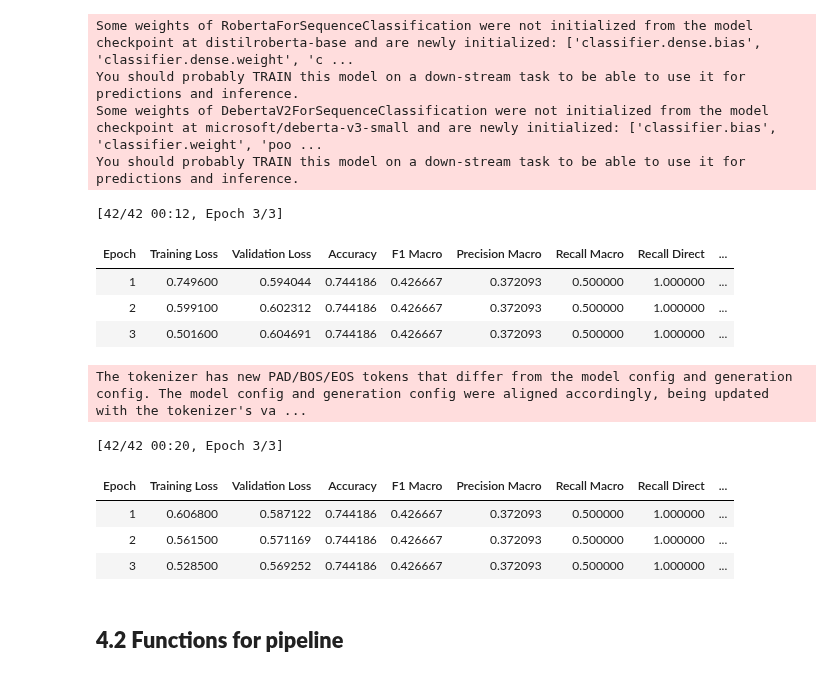
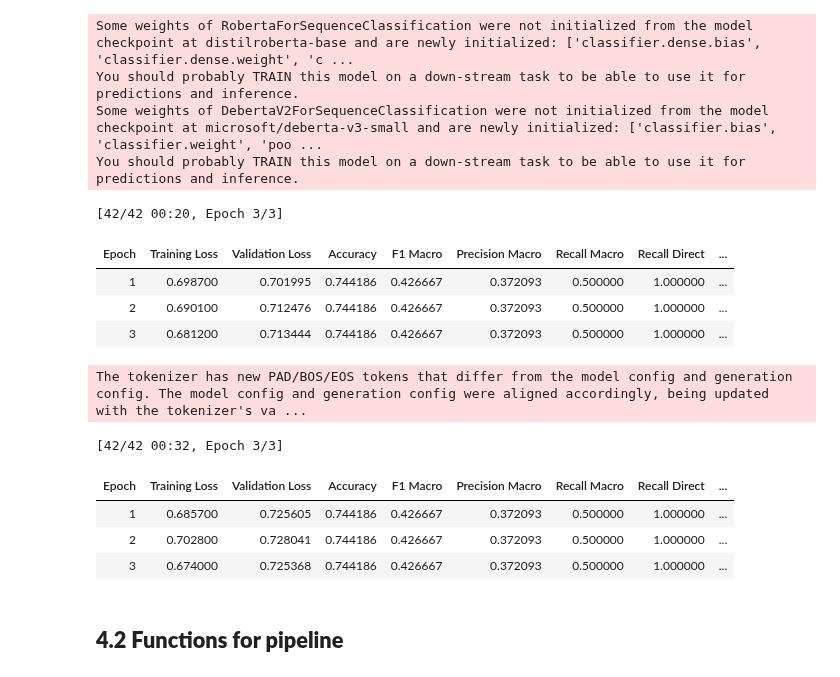
Before and after one commit to JSA10/cam_ds_ep_FinSight, a Jupyter notebook: notebooks/FinSight_evasion_detection.ipynb, the cells around one changed output. Cells and saved outputs as stored; diff of their text form; code cells hidden in the pictures.

Commit message:
weighted loss trainer

```diff
--- a/notebooks/FinSight_evasion_detection.ipynb
+++ b/notebooks/FinSight_evasion_detection.ipynb
@@ -444,7 +444,7 @@ deberta_tok = AutoTokenizer.from_pretrained (deberta_name)
 
 # Model labels.
 label2id = {"Direct": 0, "Evasive": 1}
-id2label = {v:k for k,v in label2id.items()}
+id2label = {0:"Direct", 1:"Evasive"}
 
 # Models with binary heads.
 distil_roberta_model = AutoModelForSequenceClassification.from_pretrained(distil_roberta_name, num_labels=2, id2label=id2label, label2id=label2id)
@@ -581,58 +581,91 @@ def compute_metrics(eval_pred):
         "f1_direct": f1_c[0],
         "f1_evasive": f1_c[1],
     }
+# %%
+# Class weighted trainer.
+from sklearn.utils.class_weight import compute_class_weight
+
+class WeightedCELossTrainer(Trainer):
+    def __init__(self, *args, class_weights=None, **kwargs):
+        super().__init__(*args, **kwargs)
+        self.class_weights = class_weights
+
+    # Accept extra kwargs from HF (e.g., num_items_in_batch)
+    def compute_loss(self, model, inputs, return_outputs=False, **kwargs):
+        # don't mutate the caller's dict
+        inputs = inputs.copy()
+        labels = inputs.pop("labels")
+        outputs = model(**inputs)
+        logits = outputs.logits
+
+        weight = None
+        if self.class_weights is not None:
+            weight = self.class_weights.to(logits.device)
+
+        loss_fct = torch.nn.CrossEntropyLoss(weight=weight)
+        loss = loss_fct(logits.view(-1, logits.size(-1)), labels.view(-1))
+
+        return (loss, outputs) if return_outputs else loss
+
+# compute class weights from TRAIN (0=Direct, 1=Evasive)
+train_labels_array = np.array(distil_roberta_train.labels)  # same distribution for both models
+n_pos = (train_labels_array == 1).sum()
+n_neg = (ttain_labels_array == 0).sum()
+pos_weight = torch.tensor([max(1.0, n_neg / max(1, n_pos))], dtype=torch.float)
 # %%
 # Distil-roberta model trainer.
-distil_roberta_trainer = Trainer(
+distil_roberta_trainer = WeightedCELossTrainer(
     model=distil_roberta_model,
     args=distil_roberta_args,
     train_dataset=distil_roberta_train,
     eval_dataset=distil_roberta_val,
     processing_class=distil_roberta_tok,
     compute_metrics=compute_metrics,
-    data_collator=distil_roberta_collator
+    data_collator=distil_roberta_collator,
+    class_weights=class_weights
 )
 
 # Train distil_roberta.
 distil_roberta_trainer.train()
 
 # Save the tuned model.
 distil_roberta_trainer.save_model(DISTIL_SAVE_DIR)
 
 # Free up memory.
 mps_gc()
 
 # Deberta model trainer.
-deberta_trainer = Trainer(
+deberta_trainer = WeightedCELossTrainer(
     model=deberta_model,
     args=deberta_args,
     train_dataset=deberta_train,
     eval_dataset=deberta_val,
     processing_class=deberta_tok,
     compute_metrics=compute_metrics,
-    data_collator=deberta_collator
+    data_collator=deberta_collator,
+    class_weights=class_weights
 )
 
 # Train deberta.
 deberta_trainer.train()
 
 # Save the tuned models.
 deberta_trainer.save_model(DEBERTA_SAVE_DIR)
 
 # Reload the best models.
 distil_roberta_model  = AutoModelForSequenceClassification.from_pretrained(DISTIL_SAVE_DIR).to(device).eval()
 deberta_model = AutoModelForSequenceClassification.from_pretrained(DEBERTA_SAVE_DIR).to(device).eval()
 # %% [output]
-[42/42 00:12, Epoch 3/3]
+[42/42 00:20, Epoch 3/3]
 | Epoch | Training Loss | Validation Loss | Accuracy | F1 Macro | Precision Macro | Recall Macro | Recall Direct | ... |
-| 1 | 0.749600 | 0.594044 | 0.744186 | 0.426667 | 0.372093 | 0.500000 | 1.000000 | ... |
-| 2 | 0.599100 | 0.602312 | 0.744186 | 0.426667 | 0.372093 | 0.500000 | 1.000000 | ... |
-| 3 | 0.501600 | 0.604691 | 0.744186 | 0.426667 | 0.372093 | 0.500000 | 1.000000 | ... |
+| 1 | 0.698700 | 0.701995 | 0.744186 | 0.426667 | 0.372093 | 0.500000 | 1.000000 | ... |
+| 2 | 0.690100 | 0.712476 | 0.744186 | 0.426667 | 0.372093 | 0.500000 | 1.000000 | ... |
+| 3 | 0.681200 | 0.713444 | 0.744186 | 0.426667 | 0.372093 | 0.500000 | 1.000000 | ... |
 The tokenizer has new PAD/BOS/EOS tokens that differ from the model config and generation config. The model config and generation config were aligned accordingly, being updated with the tokenizer's va ...
-[42/42 00:20, Epoch 3/3]
+[42/42 00:32, Epoch 3/3]
 | Epoch | Training Loss | Validation Loss | Accuracy | F1 Macro | Precision Macro | Recall Macro | Recall Direct | ... |
-| 1 | 0.606800 | 0.587122 | 0.744186 | 0.426667 | 0.372093 | 0.500000 | 1.000000 | ... |
-| 2 | 0.561500 | 0.571169 | 0.744186 | 0.426667 | 0.372093 | 0.500000 | 1.000000 | ... |
-| 3 | 0.528500 | 0.569252 | 0.744186 | 0.426667 | 0.372093 | 0.500000 | 1.000000 | ... |
+| 1 | 0.685700 | 0.725605 | 0.744186 | 0.426667 | 0.372093 | 0.500000 | 1.000000 | ... |
+| 2 | 0.702800 | 0.728041 | 0.744186 | 0.426667 | 0.372093 | 0.500000 | 1.000000 | ... |
+| 3 | 0.674000 | 0.725368 | 0.744186 | 0.426667 | 0.372093 | 0.500000 | 1.000000 | ... |
 # %% [markdown]
 ## **4.2 Functions for pipeline**
```
Also changed, not shown: parts of 2 cells of this notebook.
